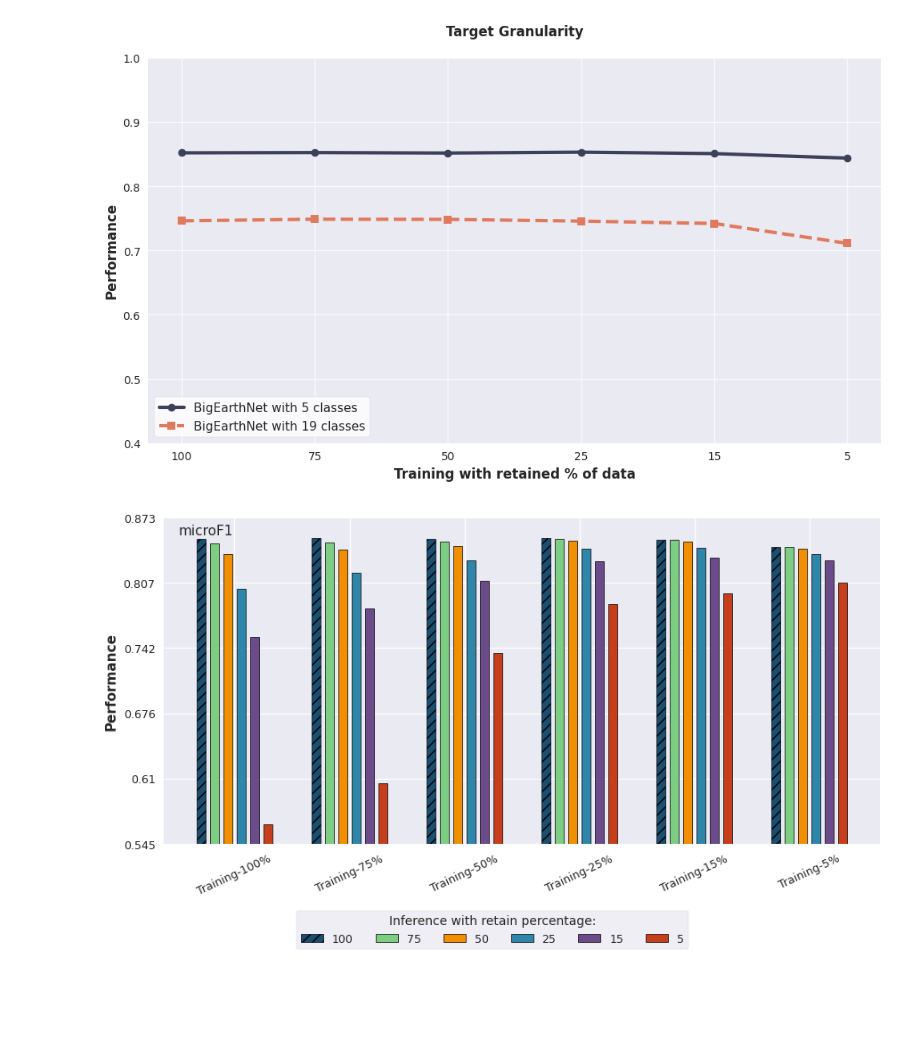
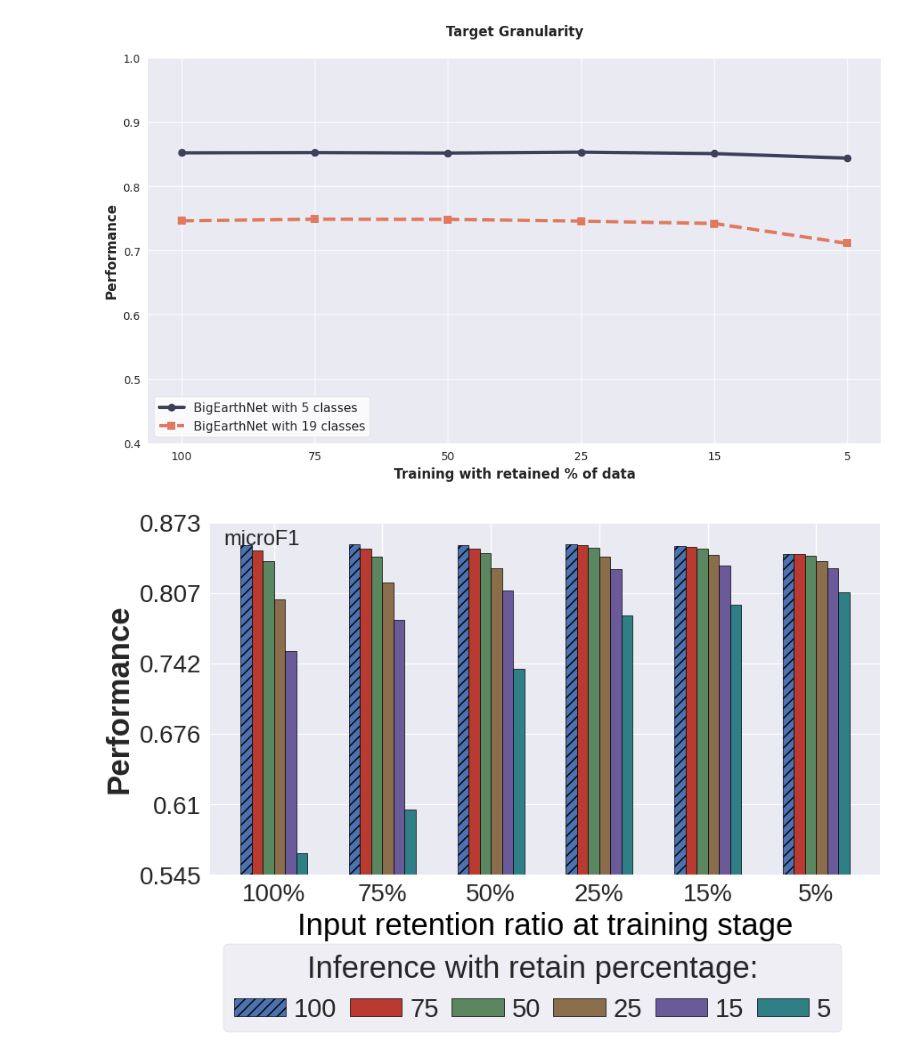
Before and after one commit to Orion-AI-Lab/RedundancyInvestigationEO, a Jupyter notebook: my_plots.ipynb, the cells around one changed output. Cells and saved outputs as stored; diff of their text form; code cells hidden in the pictures; blank space fills up the shorter version.

```diff
--- a/my_plots.ipynb
+++ b/my_plots.ipynb
@@ -710,7 +711,7 @@ Peak memory is the maximum GPU memory allocated during an epoch (in MB). It is o
 import matplotlib.pyplot as plt
 import numpy as np
 import matplotlib as mpl
-
+import os
 # Set style for academic look with the grid
 mpl.style.use("seaborn-v0_8")
 
@@ -724,7 +725,7 @@ gains_data = {
 # Distinct colors for the two performance curves
 colors = {"BigearthNet-MLRSNet": "#E07A5F", "Flair-BigearthNet": "#3D405B"}
 
-fig, ax = plt.subplots(figsize=(10, 6))
+fig, ax = plt.subplots(figsize=(10, 7))
 
 # Set background color to match your previous style
 #ax.set_facecolor("#F9F9F9")
@@ -743,20 +744,22 @@ ax.plot(retain_percents, gains_data["Flair-BigearthNet"],
         label=r'Flair $\rightarrow$ BigEarthNet', zorder=5)
 
 # --- Formatting ---
-ax.set_title("Generalization Capacity", fontsize=12, fontweight="bold", pad=20)
-ax.set_xlabel("Pre-training with retained % of data", fontweight="bold", fontsize=12)
-ax.set_ylabel("Downstream Performance", fontweight="bold", fontsize=12)
+#ax.set_title("Generalization Capacity", fontsize=12, fontweight="bold", pad=20)
+ax.set_xlabel("Input retention ratio at pre-training (%)", fontsize=27)
+ax.set_ylabel("Downstream Performance", fontsize=27)
 
 # X-axis: 100% to 5%
 ax.set_xticks(retain_percents)
 #ax.invert_xaxis()
-
+ax.tick_params(axis='both', which='major', labelsize=25)
 # Y-axis: Range to accommodate both datasets
 ax.set_ylim(0.4, 1.0)
 
 # Legend configuration
-ax.legend(loc="lower left", frameon=True, fontsize=11, facecolor="white")
+ax.legend(loc="lower left", frameon=True, fontsize=27, facecolor="white")
 
 plt.tight_layout()
+os.makedirs('paper_plots', exist_ok=True)
+plt.savefig('paper_plots/generalization.pdf', bbox_inches='tight', pad_inches=0.0)
 plt.show()
 # %% [output]
@@ -1175,10 +1183,9 @@ import matplotlib as mpl
 import os
 
 mpl.style.use('seaborn-v0_8')
-
 GROUP_LABELS = [
-    'Training-100%', 'Training-75%', 'Training-50%',
-    'Training-25%', 'Training-15%', 'Training-5%'
+    '100%', '75%', '50%',
+    '25%', '15%', '5%'
 ]
 
 BAR_SERIES_LABELS = ['100', '75', '50', '25', '15', '5']
@@ -1192,12 +1199,12 @@ N_BARS = 6
 
 DATA = {
     'BigEarthNet-5': {
-        'Training-100%': [0.85192, 0.8469, 0.83667, 0.80137, 0.75298, 0.56461],
-        'Training-75%':  [0.85232, 0.8484, 0.84111, 0.81709, 0.78189, 0.6052],
-        'Training-50%':  [0.85158, 0.84884, 0.84429, 0.83031, 0.80933, 0.73645],
-        'Training-25%':  [0.85299, 0.8521, 0.84975, 0.84135, 0.8295, 0.7862],
-        'Training-15%':  [0.85077, 0.85047, 0.84865, 0.84255, 0.83262, 0.79654],
-        'Training-5%':   [0.84367, 0.84331, 0.842, 0.83658, 0.83048, 0.80786]
+        '100%': [0.85192, 0.8469, 0.83667, 0.80137, 0.75298, 0.56461],
+        '75%':  [0.85232, 0.8484, 0.84111, 0.81709, 0.78189, 0.6052],
+        '50%':  [0.85158, 0.84884, 0.84429, 0.83031, 0.80933, 0.73645],
+        '25%':  [0.85299, 0.8521, 0.84975, 0.84135, 0.8295, 0.7862],
+        '15%':  [0.85077, 0.85047, 0.84865, 0.84255, 0.83262, 0.79654],
+        '5%':   [0.84367, 0.84331, 0.842, 0.83658, 0.83048, 0.80786]
     }
 }
 
@@ -1208,12 +1215,13 @@ dataset = 'BigEarthNet-5'
 # =========================
 
 bar_width = 0.08
-gap_within_group = 0.04
-gap_between_groups = 0.35
+gap_within_group = 0.0
+gap_between_groups = 0.3
 group_width = N_BARS * bar_width + (N_BARS - 1) * gap_within_group
 
-colors = ['#1B4F72', '#7DCE82', '#F18F01',
-          '#2E86AB', '#6C4B8A', '#C73E1D']
+colors = ['#4C72B0', '#B83A30', '#5A8660', '#8A6D4B', '#6B5A9A', '#2F7F86']
+# colors = ['#1B4F72', '#7DCE82', '#F18F01',
+#           '#2E86AB', '#6C4B8A', '#C73E1D']
 
 hatches = ['///', '', '', '', '', '']
 
@@ -1221,7 +1229,7 @@ hatches = ['///', '', '', '', '', '']
 # CREATE FIGURE
 # =========================
 
-fig, ax = plt.subplots(figsize=(9, 5))
+fig, ax = plt.subplots(figsize=(9, 6))
 
 ax.grid(axis='y', linewidth=0.8, color='white', linestyle='-')
 
@@ -1242,7 +1250,6 @@ legend_handles = []
 for i, label in enumerate(BAR_SERIES_LABELS):
 
     values = [DATA[dataset][train_pct][i] for train_pct in GROUP_LABELS]
-
     kw = dict(
         color=colors[i],
         edgecolor='black',
@@ -1267,57 +1274,61 @@ ax.set_ylim(ymin, ymax)
 
 yticks = np.linspace(ymin, ymax, 6)
 ax.set_yticks(yticks)
-ax.set_yticklabels([str(round(v, 3)) for v in yticks], fontsize=9)
+ax.set_yticklabels([str(round(v, 3)) for v in yticks], fontsize=20)
 
 # =========================
 # AXIS FORMATTING
 # =========================
 
 ax.set_xticks(x)
-ax.set_xticklabels(GROUP_LABELS, fontsize=9, rotation=25)
+ax.set_xticklabels(GROUP_LABELS, fontsize=20, rotation=0)
+ax.set_xlabel('Input retention ratio at training stage', fontsize=25, color='black')
 
-ax.set_ylabel('Performance', fontsize=11, fontweight='bold')
+ax.set_ylabel('Performance', fontsize=25, fontweight='bold')
 
 # Small metric label inside plot (top-left)
 ax.text(
     0.02, 0.98,
     "microF1",
     transform=ax.transAxes,
-    fontsize=11,
+    fontsize=17,
     #fontweight='bold',
     va='top',
     ha='left'
 )
 
 # =========================
 # LEGEND AT BOTTOM
 # =========================
 
 fig.legend(
     handles=legend_handles,
     labels=BAR_SERIES_LABELS,
     loc='lower center',
     ncol=6,
-    fontsize=9,
+    fontsize=21,
     frameon=True,
-    bbox_to_anchor=(0.5, -0.02),
-    title='Inference with retain percentage:'
+    bbox_to_anchor=(0.55, -0.02),
+    title='Inference with retain percentage:',
+    title_fontsize=25,
+    columnspacing=0.5,
+    handletextpad=0.3
 )
 
 # =========================
 # SAVE
 # =========================
 
 os.makedirs('paper_plots', exist_ok=True)
 
-plt.tight_layout(rect=[0, 0.08, 1, 1])
+plt.tight_layout(rect=[0, 0.15, 1, 1])
 
 plt.savefig(
     f'paper_plots/{dataset}_masking_plot.pdf',
     bbox_inches='tight',
     pad_inches=0.0
 )
 
 plt.show()
 # %% [output]
-[figure, old version]
+[figure, new version]
```
Also changed, not shown: parts of 7 cells of this notebook, 15 other files.
